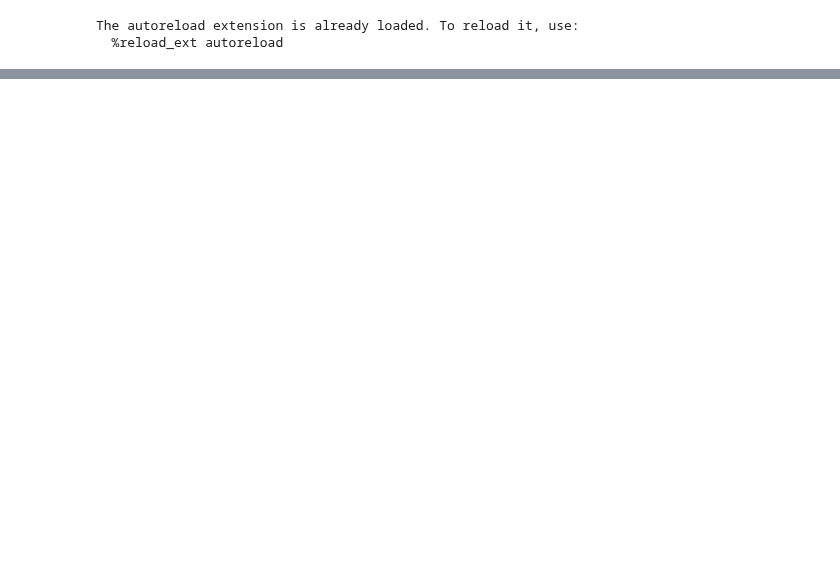
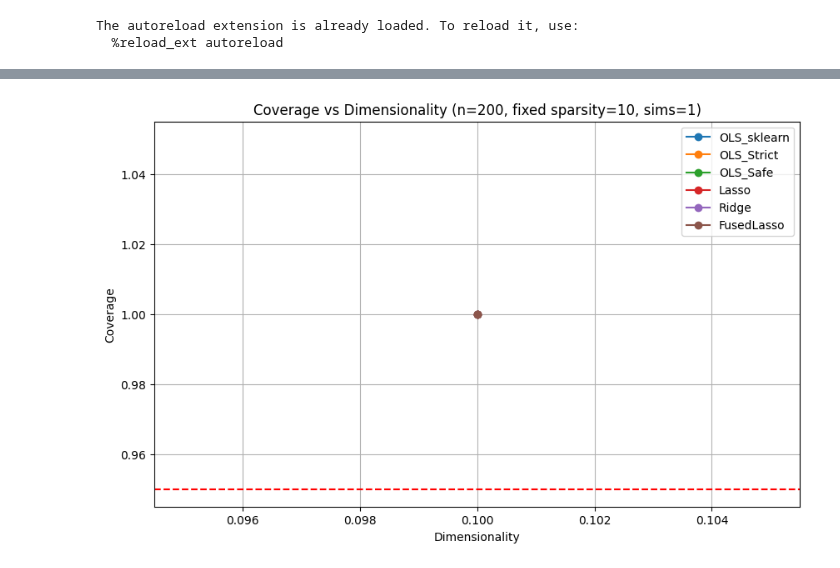
Before and after one commit to Chrisman2003/dml-simulation, a Jupyter notebook: src/AIPW/frontend_aipw.ipynb, the cells around one changed output, grey strips where cells are left out. Cells and saved outputs as stored; diff of their text form; code cells hidden in the pictures; blank space fills up the shorter version.

Commit message:
Major Overhaul Features: - Naive OLS Functions - Big Refactoring - Colour Palette Modification - Automated Plot Saving to Files - Plots for Bias and Variance

```diff
--- a/src/AIPW/frontend_aipw.ipynb
+++ b/src/AIPW/frontend_aipw.ipynb
@@ -149,12 +102,14 @@ Types of Machine Learers:
 
 learners_regime = {
     # Worst Estimator to Best Estimator
+    # 0) Variants of OLS
+    "OLS_sklearn": LinearRegression(),
+    #"OLS_statsmodels": StatsmodelsOLS(),
+    #"OLS_numpy": NumpyOLS(),
+    #"OLS_scipy": ScipyOLS(),
     # 1) Linear Learners
-    "OLS_sklearn": LinearRegression(),
-    "OLS_statsmodels": StatsmodelsOLS(),
-    "OLS_numpy": NumpyOLS(),
-    "OLS_scipy": ScipyOLS(),
-    #"OLS": LinearRegression(),
+    "OLS_Strict": StrictNormalOLS(fit_intercept=False), # OLS without intercept (enforces zero signal for zero features)
+    "OLS_Safe": SafeNormalOLS(fit_intercept=False), # OLS with safety checks (e.g., regularization, feature selection)
     "Lasso": Lasso(alpha=1.0, max_iter=10000), # Lasso with default parameters (alpha=1.0)
     "Ridge": Ridge(alpha=1.0), # Ridge with default parameters (alpha=1.0)
 #    "ElasticNet": ElasticNet(max_iter=10000), # Elastic Net
@@ -238,62 +179,27 @@ FusedLasso       2.116759      0.96
 # %%
 # ANALYSIS - Dimensionality (1) [Constant sample size, Constant fixed sparsity]
-dimensionality_sizes = [0.1, 0.2, 0.4, 0.6, 0.8, 1.0, 1.2, 1.4, 1.6, 1.8, 2.0]  # Factors of n to determine number of groups
-fixed_sample_size = 200
+varying_dimensionality_sizes = [0.1]#, 0.2, 0.4, 0.6, 0.8, 1.0, 1.2, 1.4, 1.6, 1.8, 2.0]  # Factors of n to determine number of groups
+constant_sample_size = 200
 constant_fixed_sparsity = 10 # unique groups
-simulations = 300
+
+simulations = 1
 results_n = []
 
-for dim in dimensionality_sizes:
+for dim in varying_dimensionality_sizes:
     print(f"Running simulation for dim_factor={dim}...")
     # Define learner regime (Tuned or using robust defaults)
-    n_groups, beta_g, p_g = generate_dgp3_params(np.random.default_rng(0), n=fixed_sample_size, dim_factor=dim, spars_factor=None, fixed_s=constant_fixed_sparsity)
-    tuned_learners = tune_once_parallel(dgp3_supervisor, learners_regime, n=fixed_sample_size, n_groups=n_groups, beta_g=beta_g, p_g=p_g)
-    batch_results = monte_carlo_parallel(dgp3_supervisor, tuned_learners, n=fixed_sample_size, sims=simulations, n_groups=n_groups, beta_g=beta_g, p_g=p_g)
-    batch_results['dim_factor'] = dim
+    n_groups, beta_g, p_g = generate_dgp3_params(np.random.default_rng(0), n=constant_sample_size, dim_factor=dim, spars_factor=None, fixed_s=constant_fixed_sparsity)
+    tuned_learners = tune_once_parallel(dgp3_supervisor, learners_regime, n=constant_sample_size, n_groups=n_groups, beta_g=beta_g, p_g=p_g)
+    batch_results = monte_carlo_parallel(dgp3_supervisor, tuned_learners, n=constant_sample_size, sims=simulations, n_groups=n_groups, beta_g=beta_g, p_g=p_g)
+    batch_results['Dimensionality'] = dim
     results_n.append(batch_results.reset_index())
+df_n = pd.concat(results_n)
 
-df_n = pd.concat(results_n)
-# Create figures
-fig_cov, ax_cov = plt.subplots(figsize=(10,6))
-fig_rmse, ax_rmse = plt.subplots(figsize=(10,6))
-fig_ci, ax_ci = plt.subplots(figsize=(10,6))
-fig_mean, ax_mean = plt.subplots(figsize=(10,6))
-
-for learner in df_n['Learner'].unique():
-    subset = df_n[df_n['Learner'] == learner].sort_values("dim_factor")
-    x = subset['dim_factor']
-    ax_cov.plot(x, subset['Coverage'], marker='o', label=learner)
-    ax_rmse.plot(x, subset['RMSE'], marker='o', label=learner)
-    ax_ci.plot(x, subset['CI_Width'], marker='o', label=learner)
-    ax_mean.plot(x, subset['Mean'], marker='o', label=learner)
-
-# Coverage formatting
-ax_cov.axhline(y=0.95, color='r', linestyle='--', label='Target Coverage')
-ax_cov.set_title(f"Coverage vs Dimensionality (Constant sample size = {fixed_sample_size}, Constant fixed sparsity = {constant_fixed_sparsity}, Number of simulations = {simulations})")
-ax_cov.set_xlabel("Dimensionality Factor (p/n)")
-ax_cov.set_ylabel("Coverage")
-ax_cov.grid(True)
-ax_cov.legend()
-
-# RMSE formatting
-ax_rmse.set_title(f"RMSE vs Dimensionality (Constant sample size = {fixed_sample_size}, Constant fixed sparsity = {constant_fixed_sparsity}, Number of simulations = {simulations})")
-ax_rmse.set_xlabel("Dimensionality Factor (p/n)")
-ax_rmse.set_ylabel("RMSE")
-ax_rmse.grid(True)
-ax_rmse.legend()
-
-# CI_Width formatting
-ax_ci.set_title(f"CI Width vs Dimensionality (Constant sample size = {fixed_sample_size}, Constant fixed sparsity = {constant_fixed_sparsity}, Number of simulations = {simulations})")
-ax_ci.set_xlabel("Dimensionality Factor (p/n)")
-ax_ci.set_ylabel("CI Width")
-ax_ci.grid(True)
-ax_ci.legend()
-
-# Mean formatting
-ax_mean.set_title(f"Mean Estimate vs Dimensionality (Constant sample size = {fixed_sample_size}, Constant fixed sparsity = {constant_fixed_sparsity}, Number of simulations = {simulations})")
-ax_mean.set_xlabel("Dimensionality Factor (p/n)")
-ax_mean.set_ylabel("Mean Estimate")
-ax_mean.grid(True)
-ax_mean.legend()
-
-plt.show()
+plot_metrics_vs_x(
+    df_n,
+    x_col="Dimensionality",
+    title_suffix=f"n={fixed_sample_size}, fixed sparsity={constant_fixed_sparsity}, sims={simulations}",
+    output_dir="../../results",
+    filename_prefix="VaryingDIMfix"
+)
+# %% [output]
@@ -299,0 +213 @@ plt.show()
+[figure, added]
```
Also changed, not shown: parts of 6 cells of this notebook, 54 other files.
